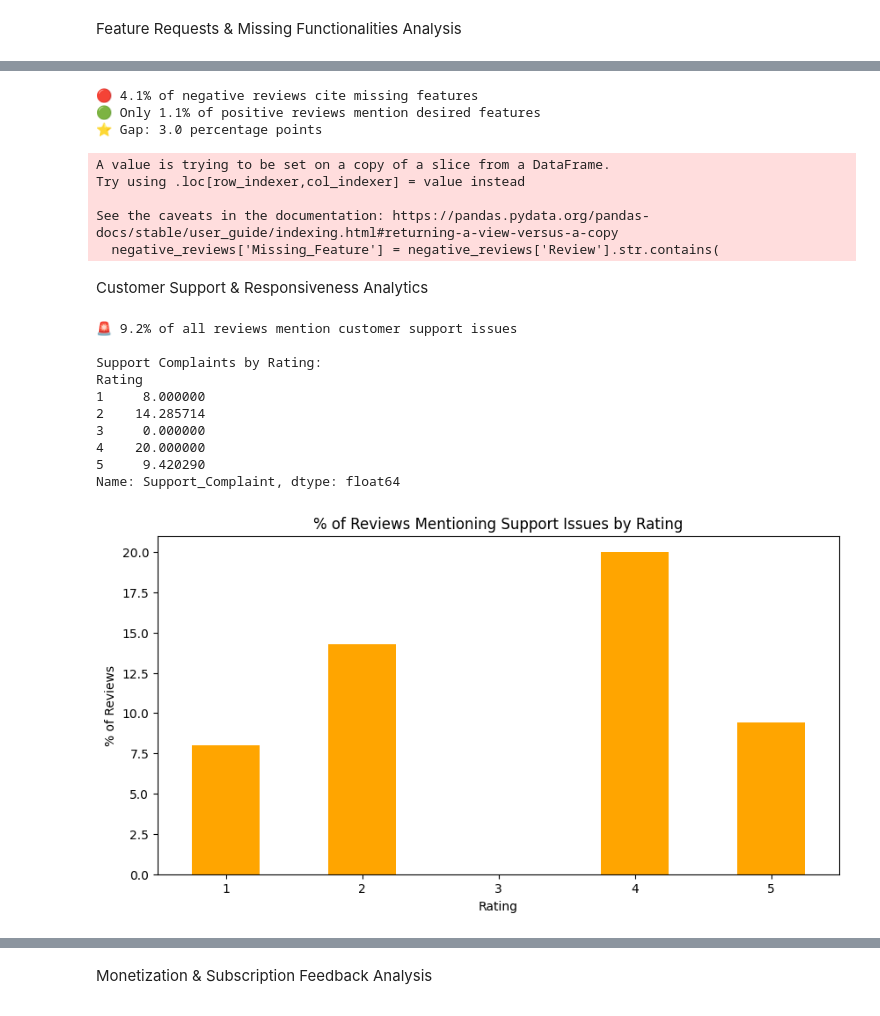
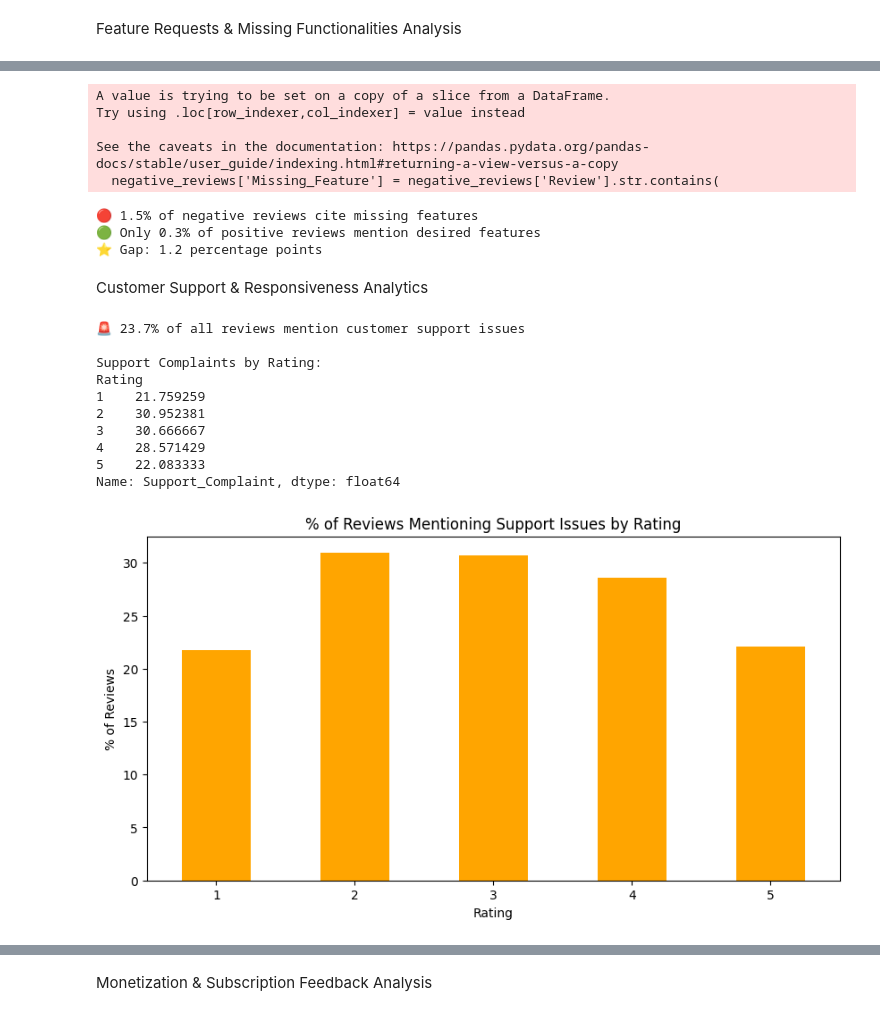
Before and after one commit to omkararade/kult_analytics, a Jupyter notebook: analysis.ipynb, the cells around one changed output, grey strips where cells are left out. Drawn from its saved outputs; the diff is of its cells as text; code cells hidden in the pictures.

```diff
--- a/analysis.ipynb
+++ b/analysis.ipynb
@@ -95,10 +113,3 @@ df['Sentiment_Score'] = df['Review'].apply(lambda x: sia.polarity_scores(str(x))
 df['Sentiment'] = pd.cut(df['Sentiment_Score'],
                          bins=[-1, -0.05, 0.05, 1],
                          labels=['Negative', 'Neutral', 'Positive'])
-# %%
-# Length of review
-df['Review_Length'] = df['Review'].apply(len)
-
-# Device/OS mentions (example regex)
-df['Mentions_Android'] = df['Review'].str.contains('android|samsung|xiaomi', case=False)
-df['Mentions_iOS'] = df['Review'].str.contains('iphone|ipad|ios', case=False)
@@ -287,7 +458,13 @@ pd.DataFrame(sorted(tfidf_scores.items(), key=lambda x: x[1], reverse=True)[:20]
 Advanced Analytics by Business Question
 # %%
 # Common UI complaints
-ui_keywords = ['slow', 'lag', 'bug', 'glitch', 'crash', 'freeze', 'complicated', 'hard', 'navigation']
+ui_keywords = ['slow', 'lag', 'bug', 'glitch', 'crash', 'freeze', 'complicated', 'hard', 'navigation','unresponsive','delay','latency','stutter',
+               'load time','resource intensive','memory leak','instability','error','failure','hang','confusing','difficult','intricate','unintuitive','cumbersome',
+               'tedious','user-friendly','accessibility','workflow','steps','process','layout','design','interface','discoverability','pixelated','distorted',
+               'alignment','animation','responsiveness','touch','click','scroll','visual','rendering','display','font','color','data loss','sync','save',
+               'input','output','search','filter','functionality','feature','compatibility','frustrating','annoying','irritating','problem','issue','bad',
+               'poor','broken','useless','disappointing'
+]
 df['UI_Issue'] = df['Review'].str.contains('|'.join(ui_keywords), case=False)
 
 # % of negative reviews mentioning UI
@@ -307,13 +486,15 @@ negative_reviews = df[df['Rating'] <= 3].copy()
 
 # Define UI/UX-related keywords
 ui_keywords = [
-    'ui', 'ux', 'design', 'interface', 'layout', 'navigation',
-    'confusing', 'complicated', 'cluttered', 'ugly', 'slow',
-    'lag', 'bug', 'glitch', 'freeze', 'crash', 'unresponsive',
-    'hard to use', 'not intuitive', 'frustrating', 'annoying'
-    'hard to navigate', 'slow loading', 'confusing layout',
-    'crashes frequently', 'ugly design','unresponsive buttons',
-    'too many clicks', 'laggy', 'cluttered'
+    'ui', 'ux', 'design', 'interface', 'layout', 'navigation', 'confusing', 'complicated', 'cluttered', 'ugly', 'slow',
+    'lag', 'bug', 'glitch', 'freeze', 'crash', 'unresponsive','hard to use', 'not intuitive', 'frustrating', 'annoying','hard to navigate', 'slow loading',
+    'confusing layout','crashes frequently', 'ugly design','unresponsive buttons','too many clicks', 'laggy', 'cluttered''slow', 'lag', 'bug',
+    'glitch', 'crash', 'freeze', 'complicated', 'hard', 'navigation','unresponsive','delay','latency','stutter','load time','resource intensive',
+    'memory leak','instability','error','failure','hang','confusing','difficult','intricate','unintuitive','cumbersome',
+    'tedious','user-friendly','accessibility','workflow','steps','process','layout','design','interface','discoverability','pixelated','distorted',
+    'alignment','animation','responsiveness','touch','click','scroll','visual','rendering','display','font','color','data loss','sync','save',
+    'input','output','search','filter','functionality','feature','compatibility','frustrating','annoying','irritating','problem','issue','bad',
+    'poor','broken','useless','disappointing'
 ]
 
 
@@ -489,9 +679,9 @@ Performance & Bug Detection Analytics
 # %%
 # Define performance-related keywords
 performance_keywords = [
-    'crash', 'freeze', 'lag', 'slow', 'bug', 'glitch',
-    'not responding', 'stuck', 'hangs', 'loading',
-    'performance', 'unstable', 'error'
+    'crash','freeze','lag','slow','bug','glitch','not responding','stuck','hangs',
+    'loading','performance','unstable','error','delay','latency','stutter','load time',
+    'resource intensive','memory leak','instability','failure','unresponsive','rendering','optimization'
 ]
 
 # Flag reviews mentioning performance issues
@@ -576,58 +767,58 @@ if 'Rating' in df.columns:
     print(f"🟢 Only {pos_missing_pct:.1f}% of positive reviews mention desired features")
     print(f"⭐ Gap: {missing_feature_pct - pos_missing_pct:.1f} percentage points")
 # %% [output]
-🔴 4.1% of negative reviews cite missing features
-🟢 Only 1.1% of positive reviews mention desired features
-⭐ Gap: 3.0 percentage points
+A value is trying to be set on a copy of a slice from a DataFrame.
+Try using .loc[row_indexer,col_indexer] = value instead
+
+See the caveats in the documentation: https://pandas.pydata.org/pandas-docs/stable/user_guide/indexing.html#returning-a-view-versus-a-copy
+  negative_reviews['Missing_Feature'] = negative_reviews['Review'].str.contains(
-A value is trying to be set on a copy of a slice from a DataFrame.
-Try using .loc[row_indexer,col_indexer] = value instead
-
-See the caveats in the documentation: https://pandas.pydata.org/pandas-docs/stable/user_guide/indexing.html#returning-a-view-versus-a-copy
-  negative_reviews['Missing_Feature'] = negative_reviews['Review'].str.contains(
+🔴 1.5% of negative reviews cite missing features
+🟢 Only 0.3% of positive reviews mention desired features
+⭐ Gap: 1.2 percentage points
 # %% [markdown]
 Customer Support & Responsiveness Analytics
 # %%
 # Define customer support keywords
-support_keywords = [
-    'support', 'customer service', 'help', 'contact',
-    'response', 'team', 'reply', 'no answer',
-    'ignored', 'no help', 'terrible service'
+support_keywords = ['support','customer service','help','contact','response','team','reply','no answer','ignored','no help',
+    'terrible service','assistance','feedback','ticket','issue','resolution','agent','representative','email','phone','chat',
+    'live chat','forum','documentation','knowledge base','escalate','follow up','wait time','availability','inquiry','problem','complaint',
+    'dissatisfied','unhelpful','ineffective','slow response','lack of support','poor service','account support','technical support','billing support'
 ]
 
 # Flag reviews mentioning support issues
 df['Support_Complaint'] = df['Review'].str.contains(
     '|'.join(support_keywords),
     case=False,
     na=False
 )
 
 # Calculate complaint frequency
 support_complaint_pct = df['Support_Complaint'].mean() * 100
 support_by_rating = df.groupby('Rating')['Support_Complaint'].mean() * 100
 
 print(f"🚨 {support_complaint_pct:.1f}% of all reviews mention customer support issues")
 print("\nSupport Complaints by Rating:")
 print(support_by_rating)
 
 # Plot
 plt.figure(figsize=(10, 5))
 support_by_rating.plot(kind='bar', color='orange')
 plt.title("% of Reviews Mentioning Support Issues by Rating")
 plt.ylabel("% of Reviews")
 plt.xticks(rotation=0)
 plt.show()
 # %% [output]
-🚨 9.2% of all reviews mention customer support issues
+🚨 23.7% of all reviews mention customer support issues
 
 Support Complaints by Rating:
 Rating
-1     8.000000
-2    14.285714
-3     0.000000
-4    20.000000
-5     9.420290
+1    21.759259
+2    30.952381
+3    30.666667
+4    28.571429
+5    22.083333
 Name: Support_Complaint, dtype: float64
-[figure, old version]
+[figure, new version]
 # %%
 # Calculate response time in days (only for replied reviews)
 df['Response_Time_Days'] = (df['Reply Date'] - df['Date']).dt.days
```
Also changed, not shown: parts of 47 cells of this notebook, 5 other files.
